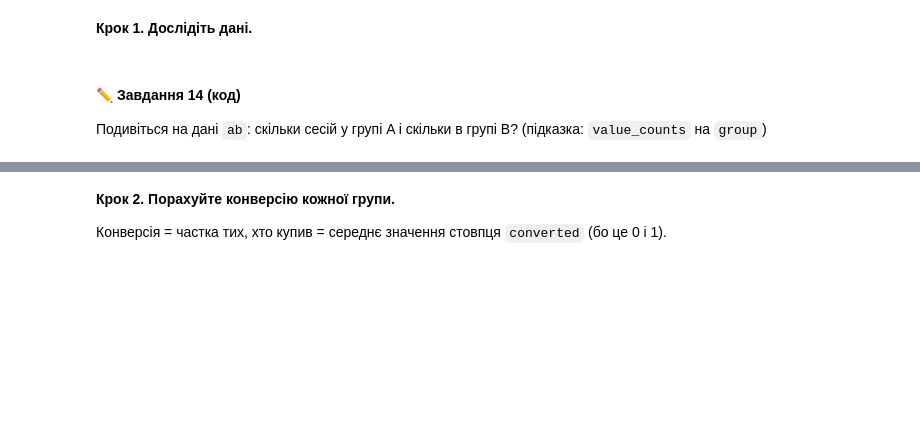
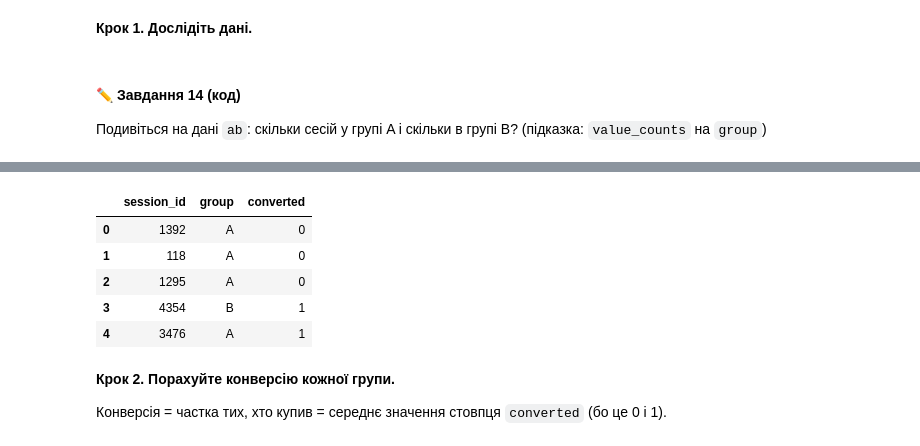
Before and after one commit to NadiiaIvashchuk/DTA_2026, a Jupyter notebook: Stat&Math/practice_stat_tests.ipynb, the cells around one changed output, grey strips where cells are left out. Saved outputs shown, nothing was run; the diff lists cells and outputs as text; code cells hidden in the pictures; blank space fills up the shorter version.

```diff
--- a/Stat&Math/practice_stat_tests.ipynb
+++ b/Stat&Math/practice_stat_tests.ipynb
@@ -416,3 +661,12 @@ df.head()
+# %%
+ab.head()
+# %% [output]
+|  | session_id | group | converted |
+| 0 | 1392 | A | 0 |
+| 1 | 118 | A | 0 |
+| 2 | 1295 | A | 0 |
+| 3 | 4354 | B | 1 |
+| 4 | 3476 | A | 1 |
 # %% [markdown]
 **Крок 2. Порахуйте конверсію кожної групи.**
 
```
Also changed, not shown: parts of 42 cells of this notebook.
